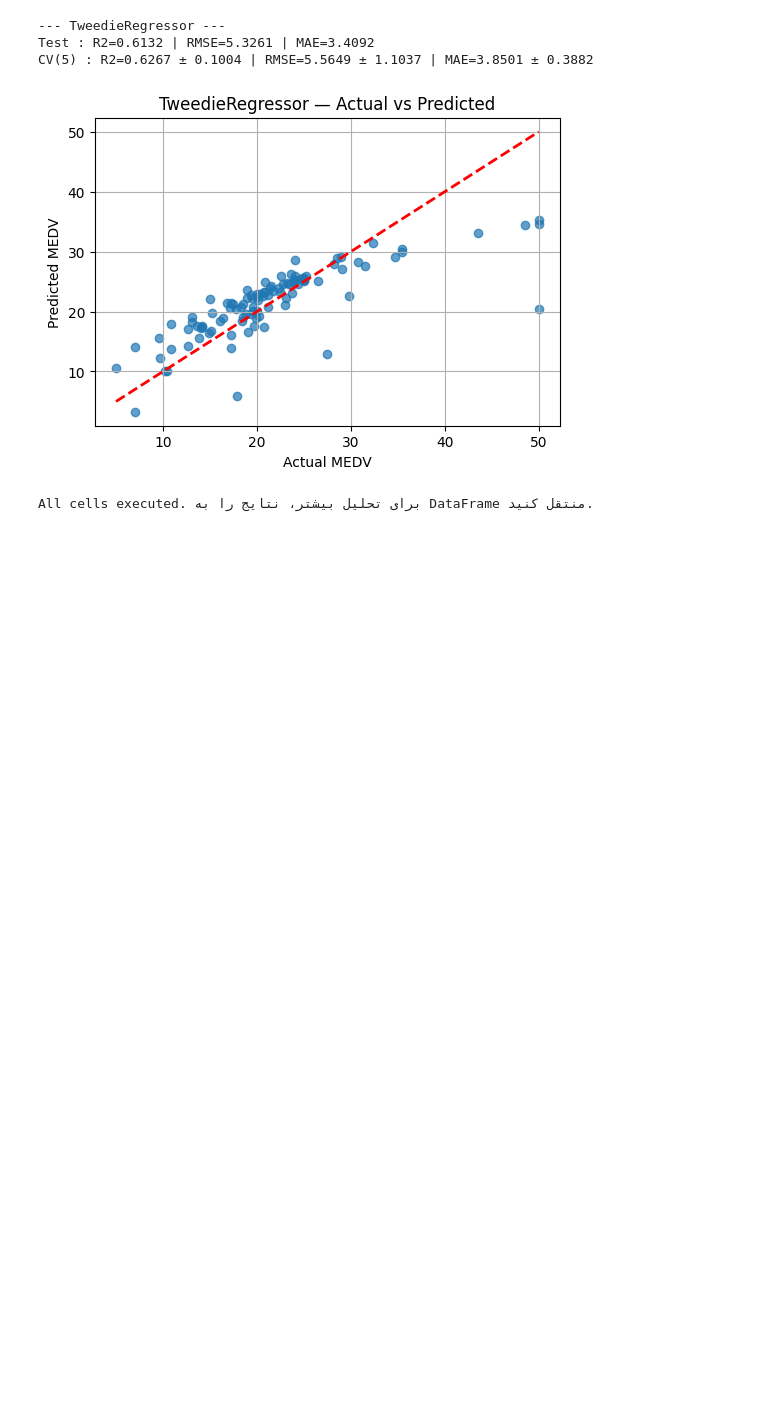
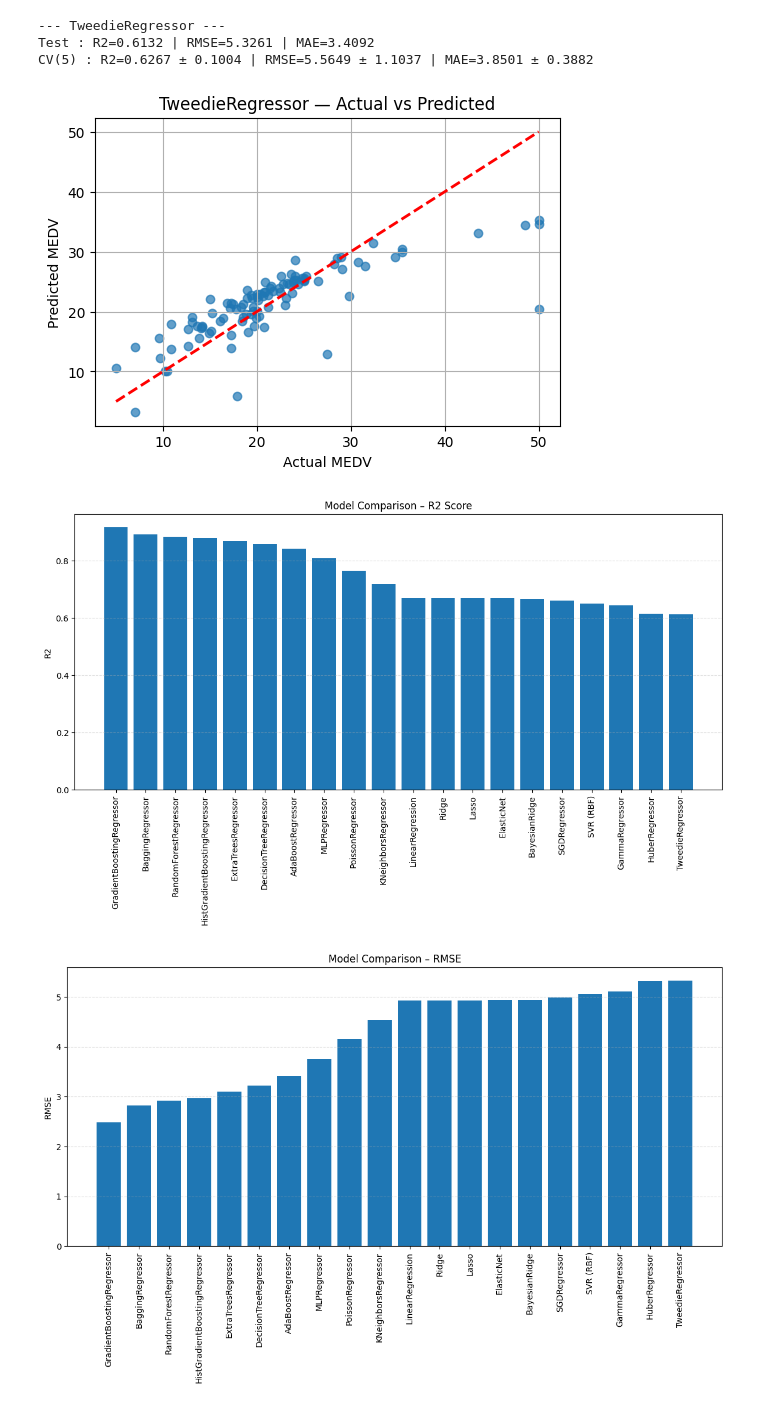
Before and after one commit to Alirezamkf/MachineLearningAssignments, a Jupyter notebook: Assignments/1/soal3.ipynb, the cells around one changed output. Cells and saved outputs as stored; diff of their text form; code cells hidden in the pictures; blank space fills up the shorter version.

```diff
--- a/Assignments/1/soal3.ipynb
+++ b/Assignments/1/soal3.ipynb
@@ -28,6 +28,8 @@ warnings.filterwarnings('ignore')
 from sklearn.model_selection import cross_validate
 
 import matplotlib.pyplot as plt
+
+results = {}
 # %%
 def plot_model_results(name, y_test, y_pred):
     plt.figure(figsize=(6, 4))
@@ -295,6 +299,39 @@ Test : R2=0.6132 | RMSE=5.3261 | MAE=3.4092
 CV(5) : R2=0.6267 ± 0.1004 | RMSE=5.5649 ± 1.1037 | MAE=3.8501 ± 0.3882
 [figure]
 # %%
-print('All cells executed. برای تحلیل بیشتر، نتایج را به DataFrame منتقل کنید.')
+df_results = pd.DataFrame(results).T
+
+# مرتب‌سازی پیش‌فرض بر اساس R2
+df_sorted_r2 = df_results.sort_values("Test_R2", ascending=False)
+df_sorted_rmse = df_results.sort_values("Test_RMSE", ascending=True)
+df_sorted_mae = df_results.sort_values("Test_MAE", ascending=True)
+
+# ----- R2 -----
+plt.figure(figsize=(14, 6))
+plt.bar(df_sorted_r2.index, df_sorted_r2["Test_R2"])
+plt.title("Model Comparison – R2 Score")
+plt.ylabel("R2")
+plt.xticks(rotation=90)
+plt.grid(axis='y', linestyle='--', alpha=0.4)
+plt.show()
+
+# ----- RMSE -----
+plt.figure(figsize=(14, 6))
+plt.bar(df_sorted_rmse.index, df_sorted_rmse["Test_RMSE"])
+plt.title("Model Comparison – RMSE")
+plt.ylabel("RMSE")
+plt.xticks(rotation=90)
+plt.grid(axis='y', linestyle='--', alpha=0.4)
+plt.show()
+
+# ----- MAE -----
+plt.figure(figsize=(14, 6))
+plt.bar(df_sorted_mae.index, df_sorted_mae["Test_MAE"])
+plt.title("Model Comparison – MAE")
+plt.ylabel("MAE")
+plt.xticks(rotation=90)
+plt.grid(axis='y', linestyle='--', alpha=0.4)
+plt.show()
 # %% [output]
-All cells executed. برای تحلیل بیشتر، نتایج را به DataFrame منتقل کنید.
+[figure, added]
+[figure, added]
```
Also changed, not shown: parts of 4 cells of this notebook.
